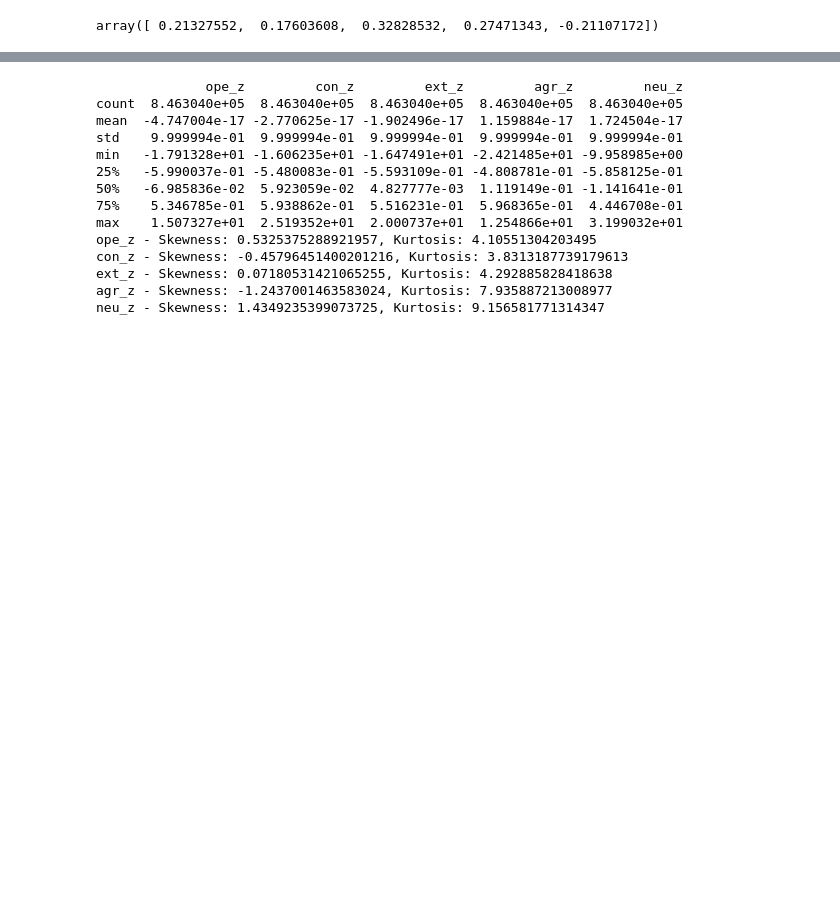
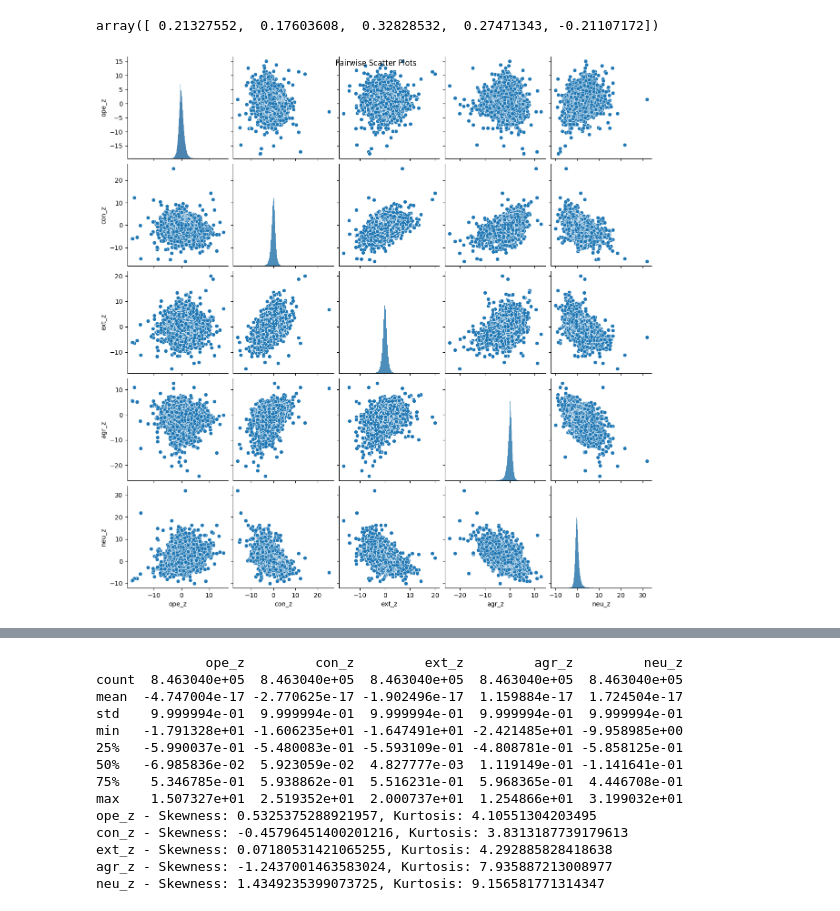
Before and after one commit to wenkai-li/llm_personality, a Jupyter notebook: psychgenerator_opensource/codes/check_big5_data.ipynb, the cells around one changed output, grey strips where cells are left out. Saved outputs shown, nothing was run; the diff lists cells and outputs as text; code cells hidden in the pictures; blank space fills up the shorter version.

```diff
--- a/psychgenerator_opensource/codes/check_big5_data.ipynb
+++ b/psychgenerator_opensource/codes/check_big5_data.ipynb
@@ -4,5 +7,5 @@ import numpy as np
 # %%
-data_df = pd.read_csv("/home/jiaruil5/personality/llm_personality/psychgenerator_opensource/data/big5_training_data.csv", header = 0, index_col = 0)
+data_df = pd.read_csv("big5_training_data.csv", header = 0, index_col = 0)
 training_sentences_embeddings = data_df.iloc[:,1:].values
 dimensions_name = data_df.columns[1:]
 dimension_personality_dict = {"ope_z": "Openness", "con_z": "Conscientiousness", "ext_z": "Extroversion", "agr_z": "Agreeableness", "neu_z": "Neuroticism"}
@@ -41,3 +44,10 @@ training_sentences_embeddings[2]
 array([ 0.21327552,  0.17603608,  0.32828532,  0.27471343, -0.21107172])
 # %%
 df = data_df[['ope_z', 'con_z', 'ext_z', 'agr_z', 'neu_z']]
+# %%
+# Correlation metric before
+sns.pairplot(df)
+plt.suptitle('Pairwise Scatter Plots')
+plt.show()
+# %% [output]
+[figure, added]
```
Also changed, not shown: parts of 3 cells of this notebook.
